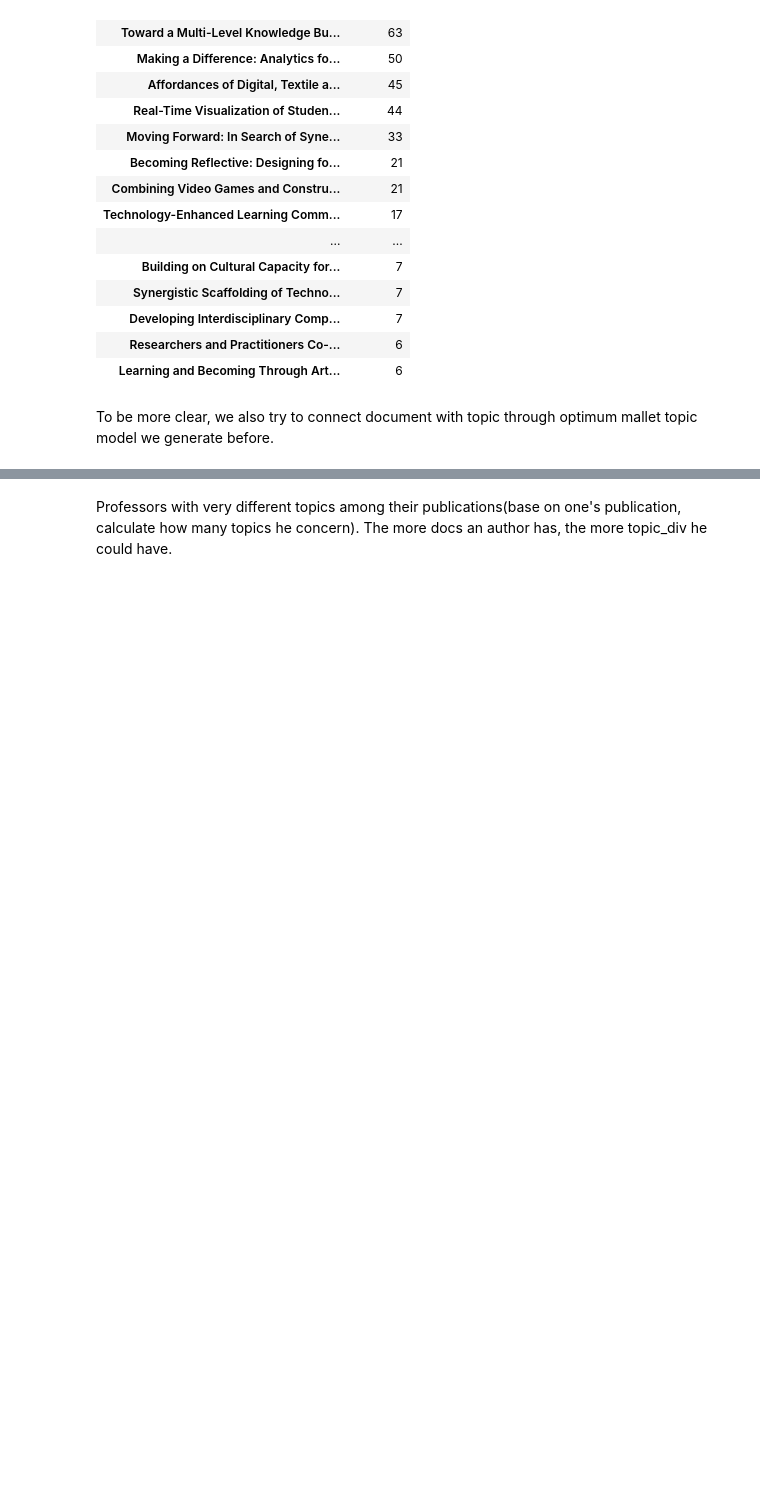
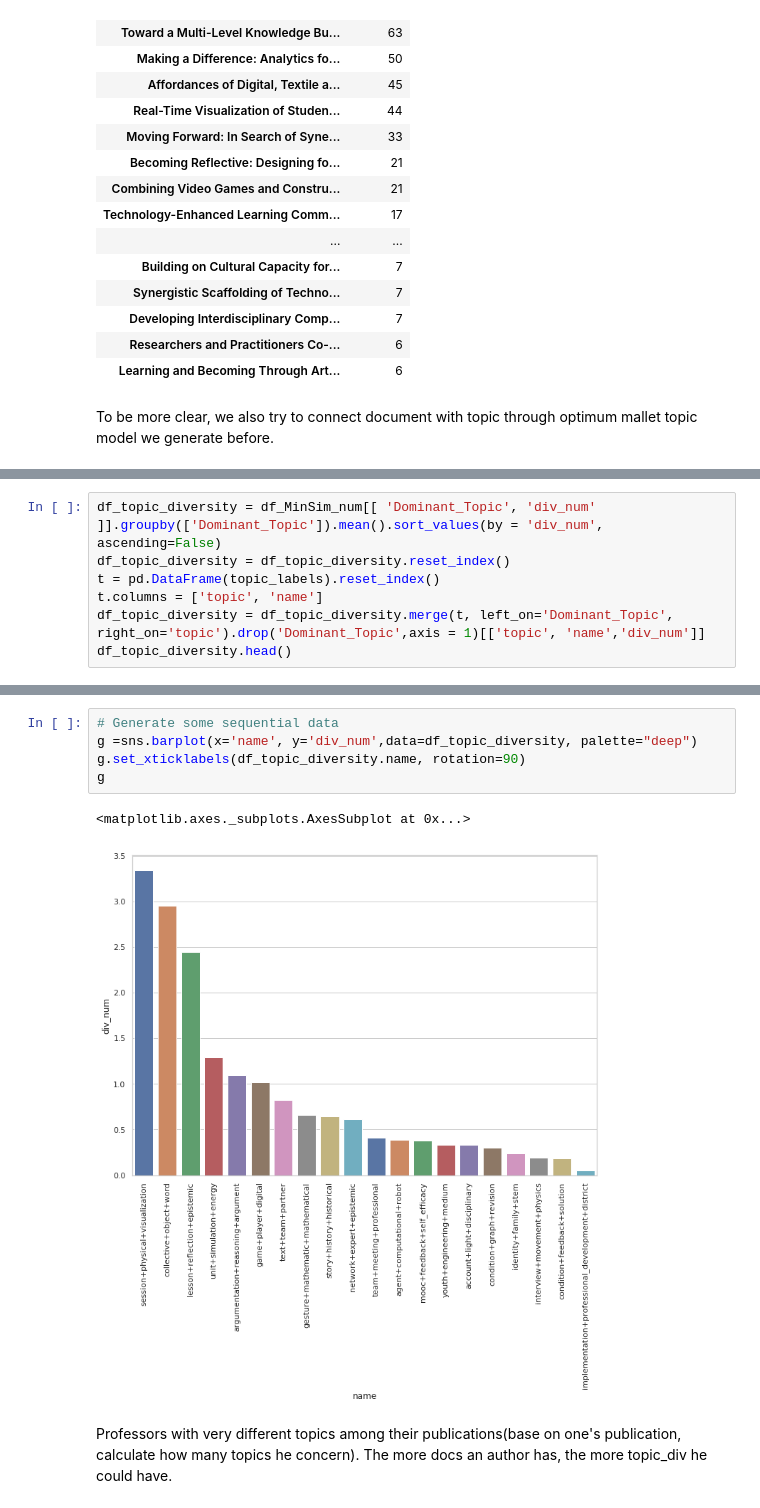
Before and after one commit to sting1000/semester-project, a Jupyter notebook: Topic Modeling.ipynb, the cells around one changed output, grey strips where cells are left out. Saved outputs shown, nothing was run; the diff lists cells and outputs as text; blank space fills up the shorter version.

Commit message:
add barplot for ATM

```diff
--- a/Topic Modeling.ipynb
+++ b/Topic Modeling.ipynb
@@ -1329,0 +1310,7 @@ df_MinSim_num[[ 'Dominant_Topic', 'div_num' ]].groupby(['Dominant_Topic']).mean(
+# %%
+df_topic_diversity = df_MinSim_num[[ 'Dominant_Topic', 'div_num' ]].groupby(['Dominant_Topic']).mean().sort_values(by = 'div_num', ascending=False)
+df_topic_diversity = df_topic_diversity.reset_index()
+t = pd.DataFrame(topic_labels).reset_index()
+t.columns = ['topic', 'name']
+df_topic_diversity = df_topic_diversity.merge(t, left_on='Dominant_Topic', right_on='topic').drop('Dominant_Topic',axis = 1)[['topic', 'name','div_num']]
+df_topic_diversity.head()
@@ -1330,3 +1324,11 @@ df_MinSim_num[[ 'Dominant_Topic', 'div_num' ]].groupby(['Dominant_Topic']).mean(
+# %%
+# Generate some sequential data
+g =sns.barplot(x='name', y='div_num',data=df_topic_diversity, palette="deep")
+g.set_xticklabels(df_topic_diversity.name, rotation=90)
+g
+# %% [output]
+<matplotlib.axes._subplots.AxesSubplot at 0x...>
+[figure, added]
 # %% [markdown]
 Professors with very different topics among their publications(base on one's publication, calculate how many topics he concern). The more docs an author has, the more topic_div he could have.
 # %%
```
Also changed, not shown: parts of 12 cells of this notebook.
